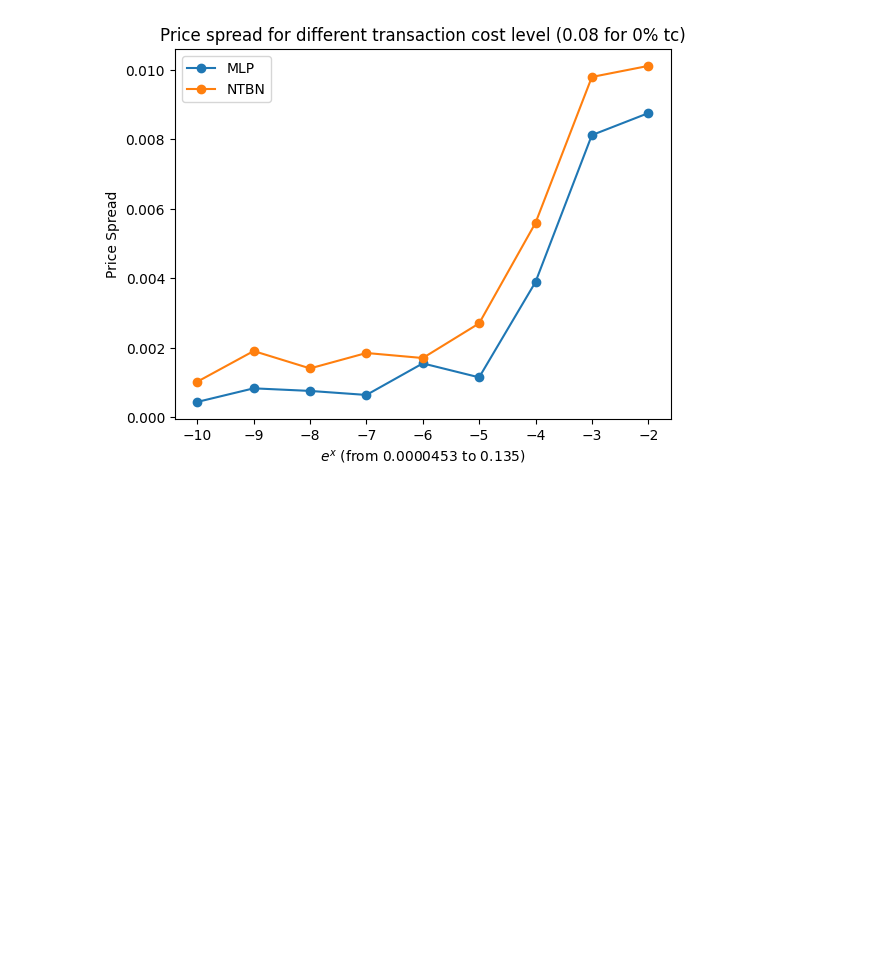
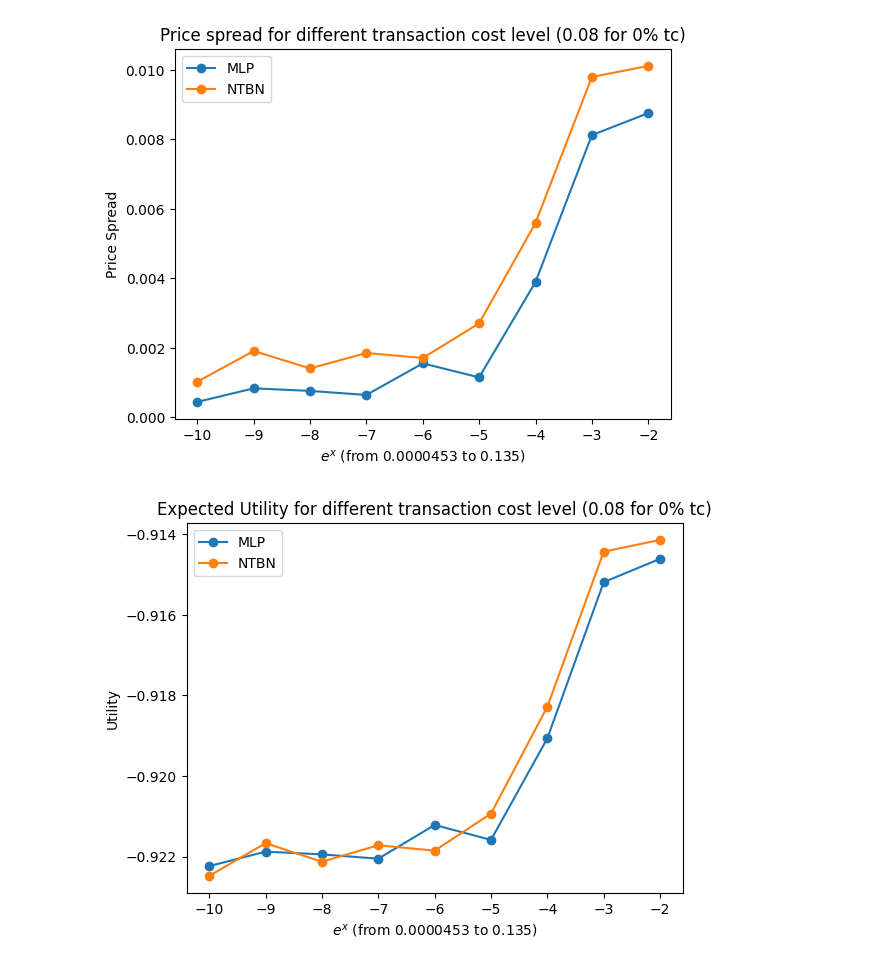
Before and after one commit to JulesArzel/Deep_Hedging_v2, a Jupyter notebook: Deep Reinforcement Learning Approach/Main_Deep_RL_pfhedge.ipynb, the cells around one changed output. Cells and saved outputs as stored; diff of their text form; code cells hidden in the pictures; blank space fills up the shorter version.

```diff
--- a/Deep Reinforcement Learning Approach/Main_Deep_RL_pfhedge.ipynb
+++ b/Deep Reinforcement Learning Approach/Main_Deep_RL_pfhedge.ipynb
@@ -56,6 +56,7 @@ from pfhedge.nn import Hedger
 # %%
 stock = BrownianStock(cost=1e-4)
 derivative = EuropeanOption(stock, maturity=1)
+gamma = 1.0
 
 derivative
 # %% [output]
@@ -254,3 +255,16 @@ plt.legend()
 plt.show()
 # %% [output]
 [figure]
+# %%
+utility_MLP = -np.exp(-gamma*np.array(price_MLP))
+utility_NTBN = -np.exp(-gamma*np.array(price_NTBN))
+# %%
+plt.plot(list(range(-10, -1)),utility_MLP[::-1], 'o-', label='MLP')
+plt.plot(list(range(-10, -1)),utility_NTBN[::-1], 'o-', label='NTBN')
+plt.ylabel('Utility')
+plt.xlabel(r'$e^x$ (from 0.0000453 to 0.135)')
+plt.title('Expected Utility for different transaction cost level (0.08 for 0% tc)')
+plt.legend()
+plt.show()
+# %% [output]
+[figure, added]
```
